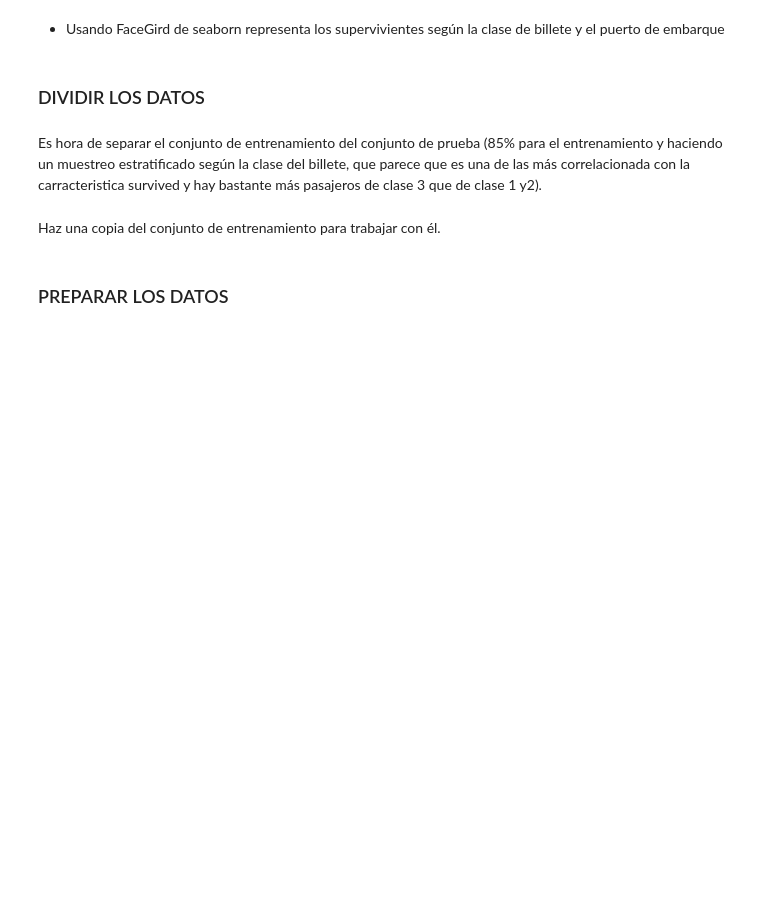
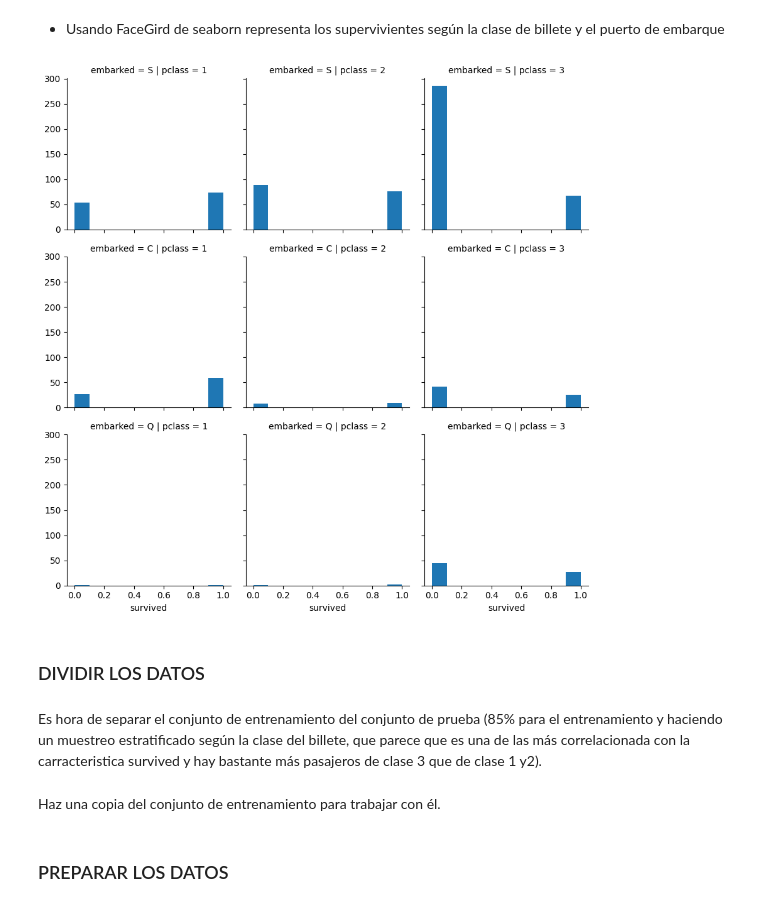
Before and after one commit to iruneguinea9/SAPA, a Jupyter notebook: 2_4Ejercicios.ipynb, the cells around one changed output. Drawn from its saved outputs; the diff is of its cells as text; code cells hidden in the pictures; blank space fills up the shorter version.

```diff
--- a/2_4Ejercicios.ipynb
+++ b/2_4Ejercicios.ipynb
@@ -344,5 +357,12 @@ Vamos a seguir explorando los datos haciendo algún gráfico más:
 # %% [markdown]
 - Usando FaceGird de seaborn representa los supervivientes según la clase de billete y el puerto de embarque
+# %%
+g = sns.FacetGrid(df_titanic, col="pclass", row="embarked")
+g.map(plt.hist, "survived")
+
+plt.show()
+# %% [output]
+[figure, added]
 # %% [markdown]
 ### DIVIDIR LOS DATOS
 # %% [markdown]
```
Also changed, not shown: parts of 9 cells of this notebook, 1 other file.
